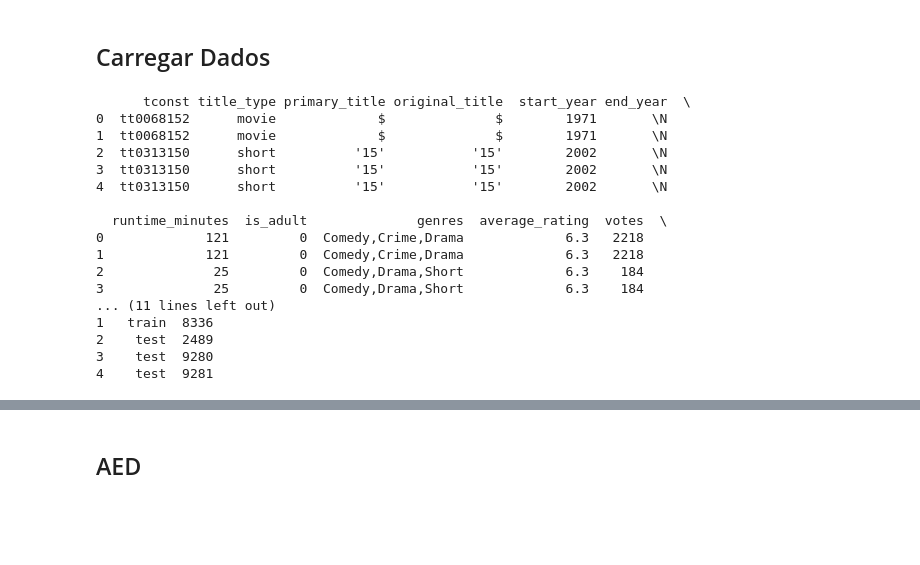
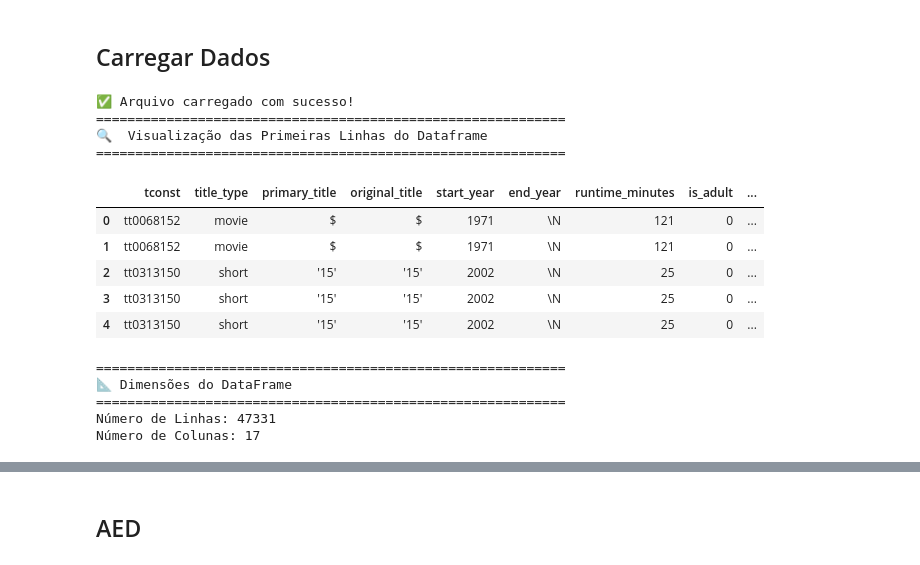
Before and after one commit to JulianaGalli/film-sentiment-classifier, a Jupyter notebook: EDA.ipynb, the cells around one changed output, grey strips where cells are left out. Cells and saved outputs as stored; diff of their text form; code cells hidden in the pictures; blank space fills up the shorter version.

```diff
--- a/EDA.ipynb
+++ b/EDA.ipynb
@@ -39,20 +36,33 @@ df_reviews = pd.read_csv('imdb_reviews.tsv', sep='\t', dtype={'votes': 'Int64'})
-# %%
-print(df_reviews.head())
-# %% [output]
-      tconst title_type primary_title original_title  start_year end_year  \
-0  tt0068152      movie             $              $        1971       \N
-1  tt0068152      movie             $              $        1971       \N
-2  tt0313150      short          '15'           '15'        2002       \N
-3  tt0313150      short          '15'           '15'        2002       \N
-4  tt0313150      short          '15'           '15'        2002       \N
-
-  runtime_minutes  is_adult              genres  average_rating  votes  \
-0             121         0  Comedy,Crime,Drama             6.3   2218
-1             121         0  Comedy,Crime,Drama             6.3   2218
-2              25         0  Comedy,Drama,Short             6.3    184
-3              25         0  Comedy,Drama,Short             6.3    184
-... (11 lines left out)
-1   train  8336
-2    test  2489
-3    test  9280
-4    test  9281
+# %%
+# carregar dados
+
+try:
+    df_reviews = pd.read_csv('imdb_reviews.tsv', sep='\t', dtype={'votes': 'Int64'})
+    print(f"✅ Arquivo carregado com sucesso!")
+    print('=' * 60)
+    print(f"🔍  Visualização das Primeiras Linhas do Dataframe")
+    print('=' * 60)
+    display(df_reviews.head())
+    print('=' * 60)
+    print(f"📐 Dimensões do DataFrame")
+    print('=' * 60)
+    print(f"Número de Linhas: {df_reviews.shape[0]}")
+    print(f"Número de Colunas: {df_reviews.shape[1]}")
+except Exception as e:
+    print(f"❌ Erro na leitura do arquivo. Detalhes: {e}")
+# %% [output]
+✅ Arquivo carregado com sucesso!
+============================================================
+🔍  Visualização das Primeiras Linhas do Dataframe
+============================================================
+|  | tconst | title_type | primary_title | original_title | start_year | end_year | runtime_minutes | is_adult | ... |
+| 0 | tt0068152 | movie | $ | $ | 1971 | \N | 121 | 0 | ... |
+| 1 | tt0068152 | movie | $ | $ | 1971 | \N | 121 | 0 | ... |
+| 2 | tt0313150 | short | '15' | '15' | 2002 | \N | 25 | 0 | ... |
+| 3 | tt0313150 | short | '15' | '15' | 2002 | \N | 25 | 0 | ... |
+| 4 | tt0313150 | short | '15' | '15' | 2002 | \N | 25 | 0 | ... |
+============================================================
+📐 Dimensões do DataFrame
+============================================================
+Número de Linhas: 47331
+Número de Colunas: 17
```
Also changed, not shown: parts of 12 cells of this notebook.
